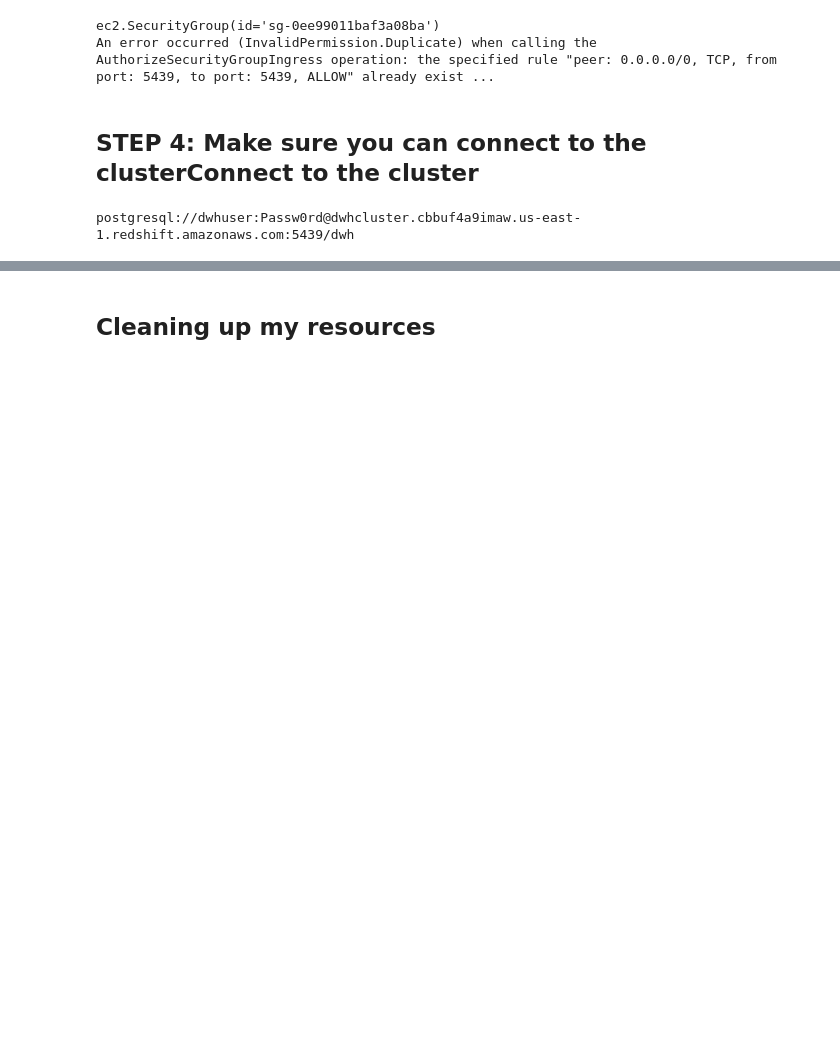
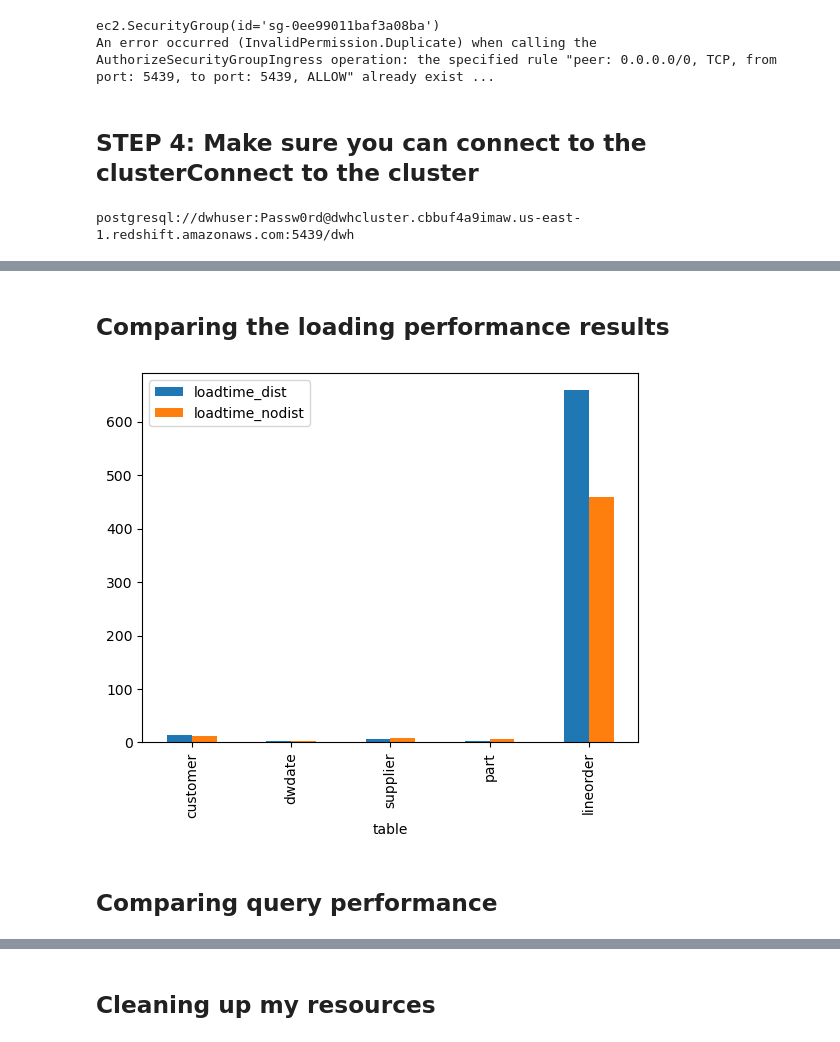
Before and after one commit to natbernard/Cloud-Data-Warehouses, a Jupyter notebook: AWS Redshift.ipynb, the cells around one changed output, grey strips where cells are left out. Drawn from its saved outputs; the diff is of its cells as text; code cells hidden in the pictures; blank space fills up the shorter version.

```diff
--- a/AWS Redshift.ipynb
+++ b/AWS Redshift.ipynb
@@ -222,0 +439,31 @@ postgresql://dwhuser:Passw0rd@dwhcluster.cbbuf4a9imaw.us-east-1.redshift.amazona
+# %%
+# creating a function to automate the copying process
+def loadTables(schema, tables):
+    loadTimes = []
+    SQL_SET_SCEMA = "SET search_path TO {};".format(schema)
+    %sql $SQL_SET_SCEMA
+
+    for table in tables:
+        SQL_COPY = """
+        copy {} from 's3://awssampledbuswest2/ssbgz/{}'
+        credentials 'aws_iam_role={}'
+        gzip region 'us-west-2';
+        """.format(table, table, DWH_ROLE_ARN)
+
+        print("======= LOADING TABLE: ** {} ** IN SCHEMA ==> {} =======".format(table, schema))
+        print(SQL_COPY)
+
+        t0 = time()
+        %sql $SQL_COPY
+        loadTime = time()-t0
+        loadTimes.append(loadTime)
+
+        print("=== DONE IN: {0:.2f} sec\n".format(loadTime))
+    return pd.DataFrame({"table":tables, "loadtime_" + schema: loadTimes}).set_index('table')
+# %%
+# listing the tables to be loaded
+tables = ["customer", "dwdate", "supplier", "part", "lineorder"]
+
+# inserting the data
+nodistStats = loadTables("nodist", tables)
+distStats = loadTables("dist", tables)
@@ -222,0 +488,11 @@ postgresql://dwhuser:Passw0rd@dwhcluster.cbbuf4a9imaw.us-east-1.redshift.amazona
+# %% [markdown]
+## Comparing the loading performance results
+# %%
+# plotting the timing results
+stats = distStats.join(nodistStats)
+stats.plot.bar()
+plt.show()
+# %% [output]
+[figure, added]
+# %% [markdown]
+## Comparing query performance
```
Also changed, not shown: parts of 15 cells of this notebook.
